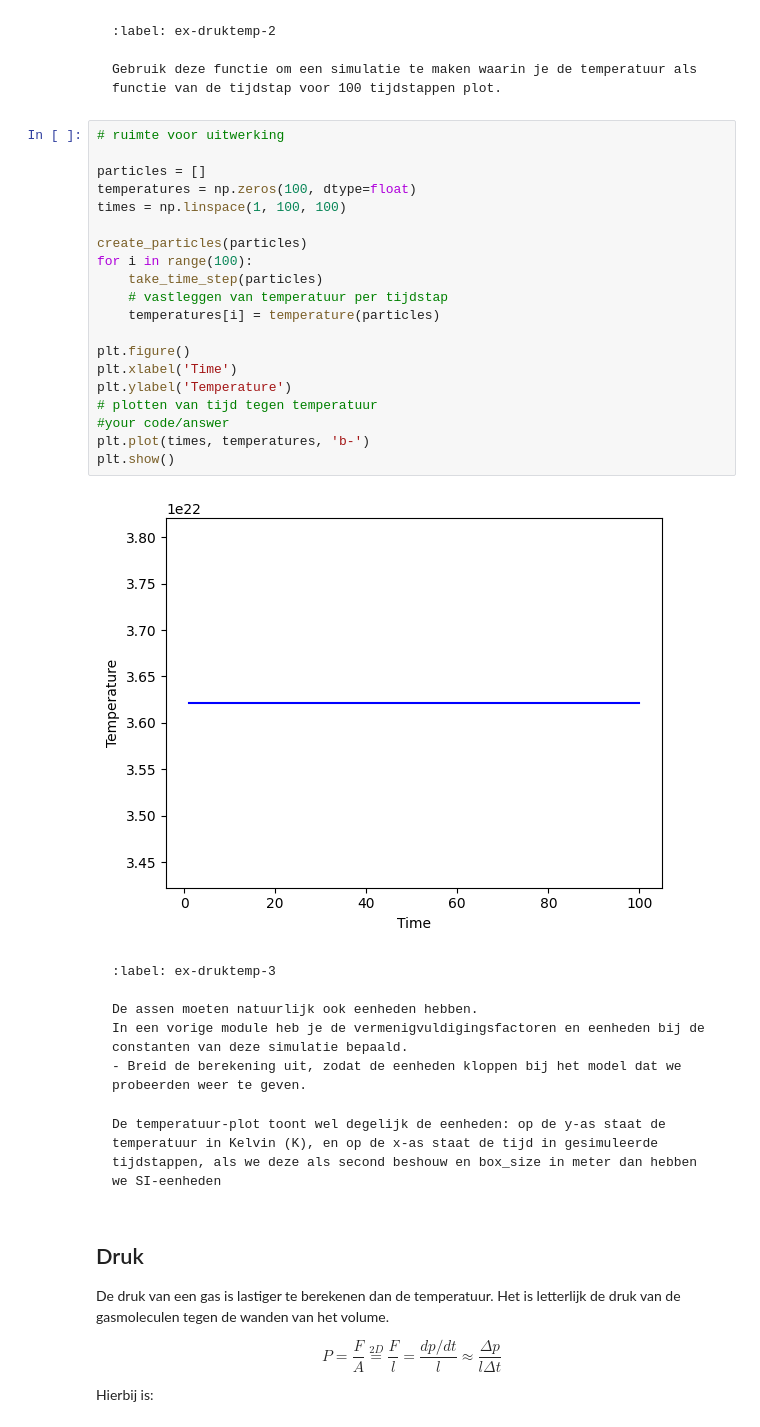
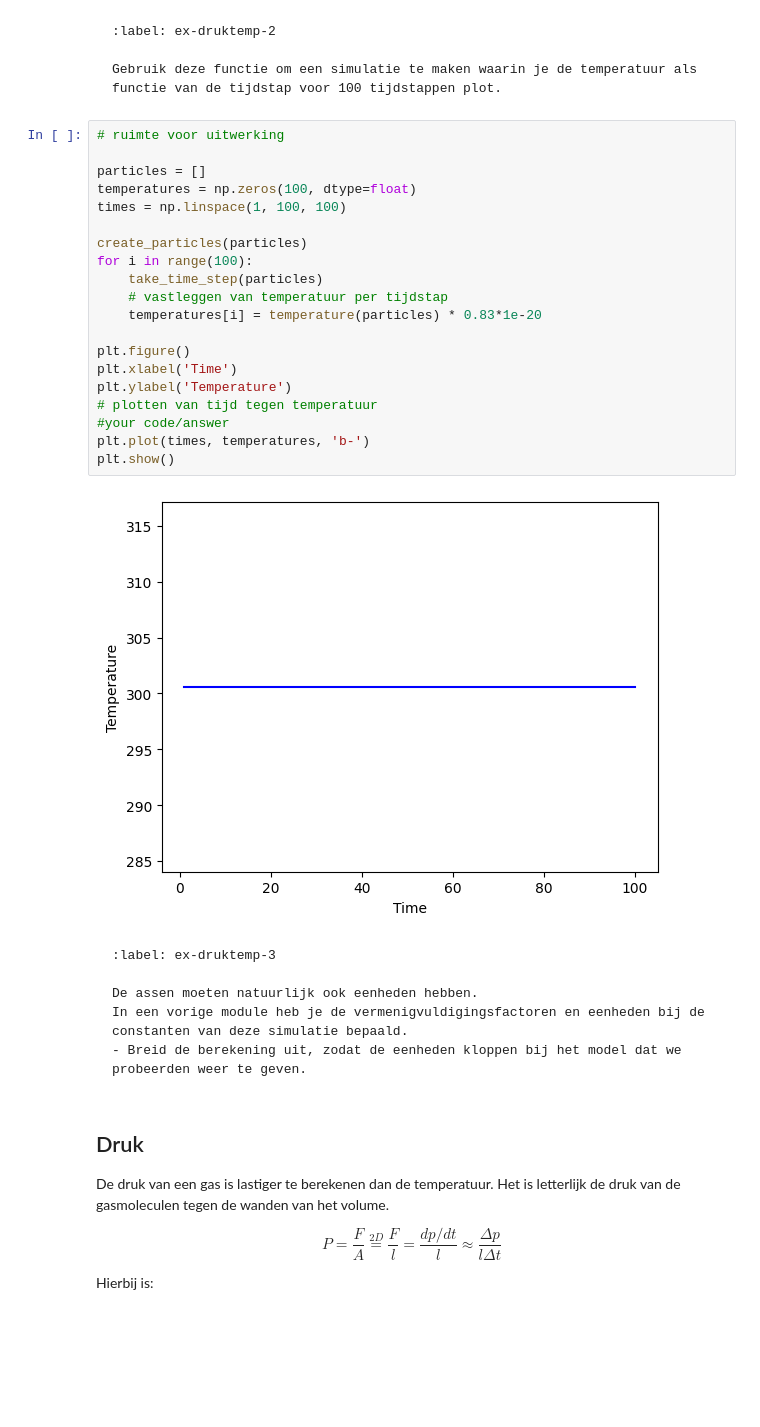
Before and after one commit to Jz-Mo/thermolab, a Jupyter notebook: Content/PySim/5_druktemp.ipynb, the cells around one changed output. Saved outputs shown, nothing was run; the diff lists cells and outputs as text; blank space fills up the shorter version.

````diff
--- a/Content/PySim/5_druktemp.ipynb
+++ b/Content/PySim/5_druktemp.ipynb
@@ -214,25 +214,25 @@ Gebruik deze functie om een simulatie te maken waarin je de temperatuur als func
 # %%
 # ruimte voor uitwerking
 
 particles = []
 temperatures = np.zeros(100, dtype=float)
 times = np.linspace(1, 100, 100)
 
 create_particles(particles)
 for i in range(100):
     take_time_step(particles)
     # vastleggen van temperatuur per tijdstap
-    temperatures[i] = temperature(particles)
+    temperatures[i] = temperature(particles) * 0.83*1e-20
 
 plt.figure()
 plt.xlabel('Time')
 plt.ylabel('Temperature')
 # plotten van tijd tegen temperatuur
 #your code/answer
 plt.plot(times, temperatures, 'b-')
 plt.show()
 # %% [output]
-[figure, old version]
+[figure, new version]
 # %% [markdown]
 ```{exercise}
 :label: ex-druktemp-3
@@ -241,10 +241,6 @@ De assen moeten natuurlijk ook eenheden hebben.
 In een vorige module heb je de vermenigvuldigingsfactoren en eenheden bij de constanten van deze simulatie bepaald.
 - Breid de berekening uit, zodat de eenheden kloppen bij het model dat we probeerden weer te geven.
 ```
-
-```{solution} ex-druktemp-3
-De temperatuur-plot toont wel degelijk de eenheden: op de y-as staat de temperatuur in Kelvin (K), en op de x-as staat de tijd in gesimuleerde tijdstappen, als we deze als second beshouw en box_size in meter dan hebben we SI-eenheden
-```
 # %% [markdown]
 ## Druk
 
````
Also changed, not shown: parts of 5 cells of this notebook, 1 other file.
